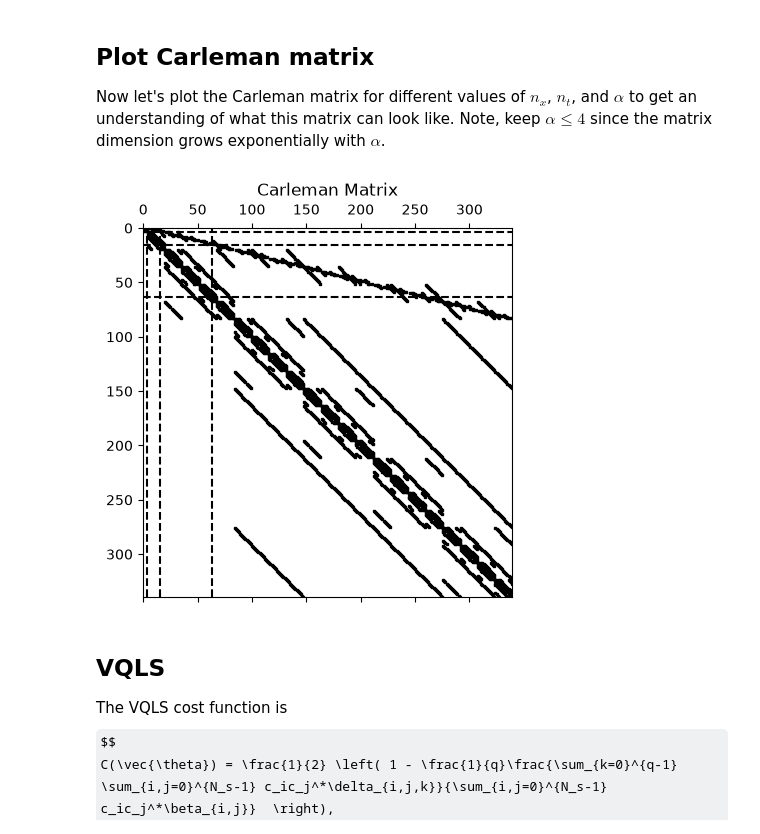
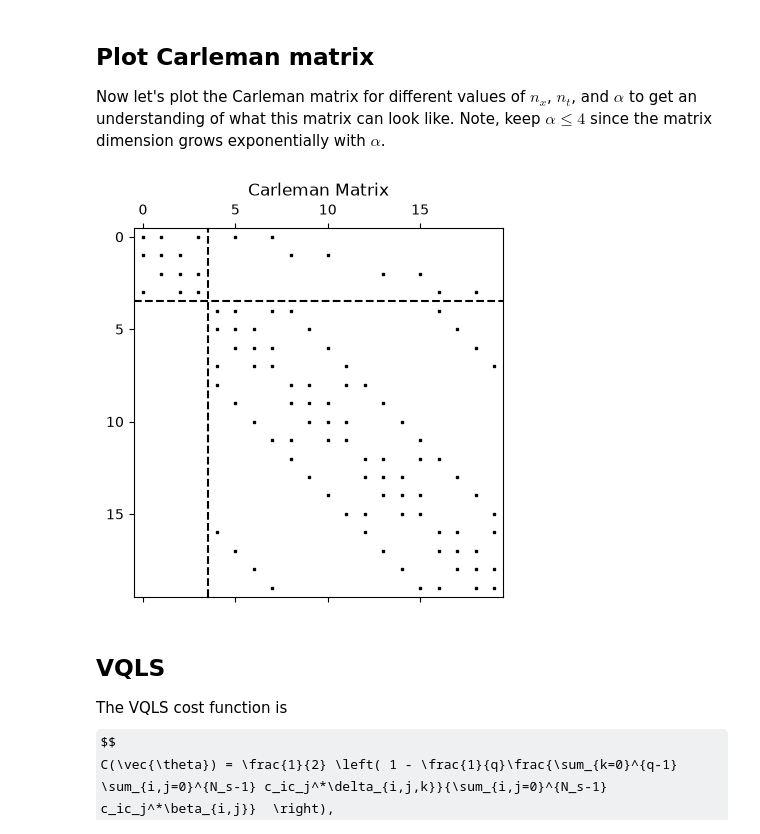
Before and after one commit to Abeynaya/qce26-lcnu-tutorial, a Jupyter notebook: Solve_Burgers.ipynb, the cells around one changed output. Cells and saved outputs as stored; diff of their text form; code cells hidden in the pictures; some formulas as TeX source.

```diff
--- a/Solve_Burgers.ipynb
+++ b/Solve_Burgers.ipynb
@@ -223,12 +223,12 @@ Now let's plot the Carleman matrix for different values of $n_x$, $n_t$, and $\a
 # %%
 #Plot exact approach versus circuit approach
 params0 = params.copy()
 params0['nx'] = 2**2
-params0['nt'] = 2**2
-params0['alpha'] = 2**2 #<2**2 for memory reasons
+params0['nt'] = 2**1
+params0['alpha'] = 2**1 #<2**2 for memory reasons
 bu.plot_CarlemanMatrix(params0)
 # %% [output]
-[figure, old version]
+[figure, new version]
 # %% [markdown]
 ## VQLS
 
```
Also changed, not shown: parts of 9 cells of this notebook.
